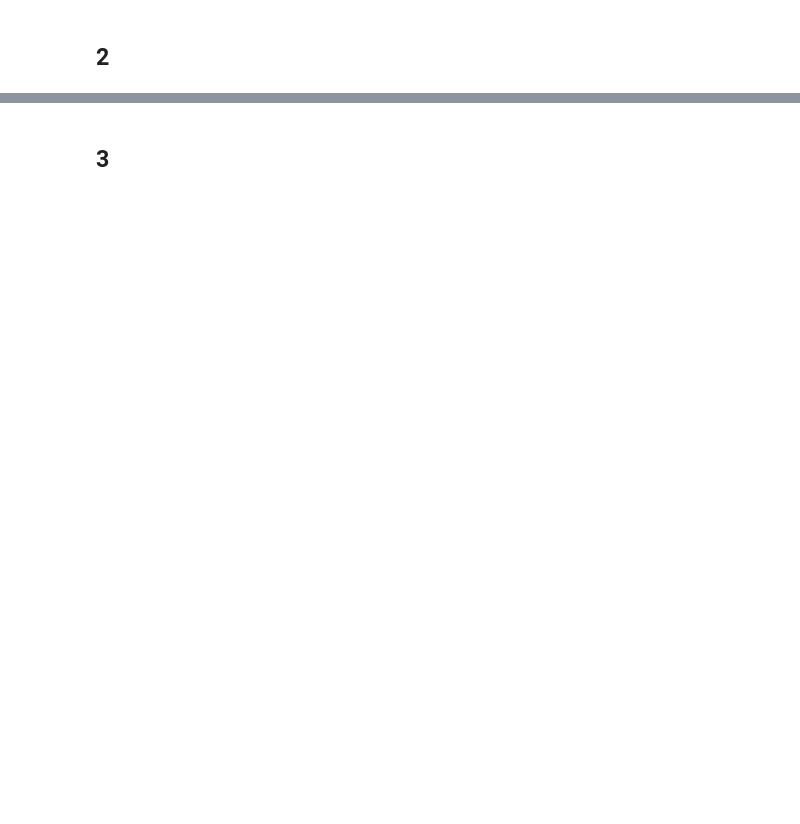
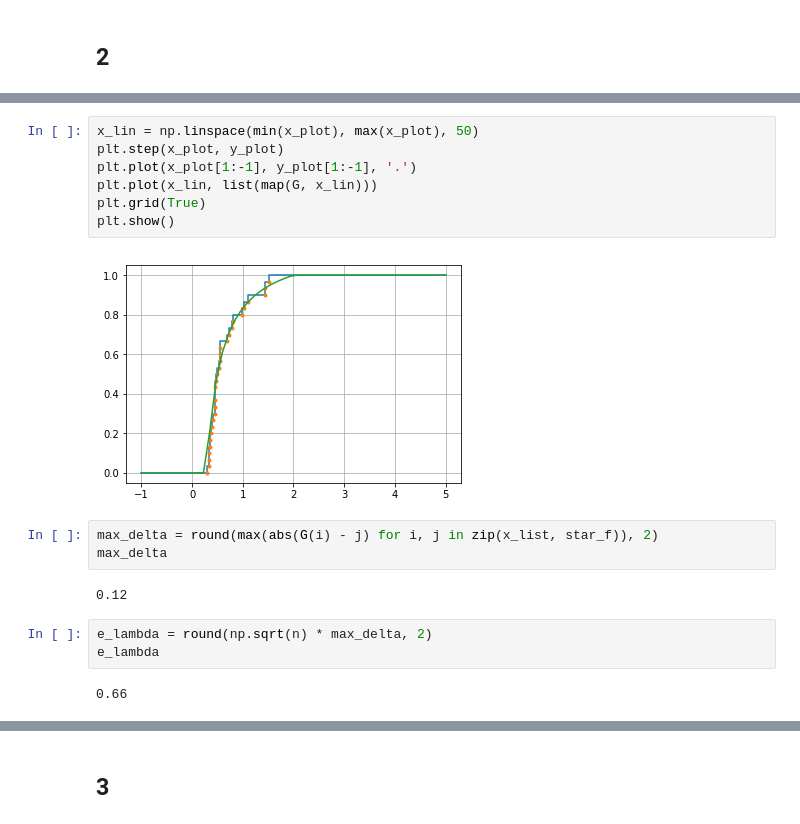
Before and after one commit to japanese-goblinn/labs, a Jupyter notebook: term4/TViMS/lab3.ipynb, the cells around one changed output, grey strips where cells are left out. Drawn from its saved outputs; the diff is of its cells as text; blank space fills up the shorter version.

```diff
--- a/term4/TViMS/lab3.ipynb
+++ b/term4/TViMS/lab3.ipynb
@@ -34,0 +188,19 @@ print(x_list)
+# %%
+x_lin = np.linspace(min(x_plot), max(x_plot), 50)
+plt.step(x_plot, y_plot)
+plt.plot(x_plot[1:-1], y_plot[1:-1], '.')
+plt.plot(x_lin, list(map(G, x_lin)))
+plt.grid(True)
+plt.show()
+# %% [output]
+[figure, added]
+# %%
+max_delta = round(max(abs(G(i) - j) for i, j in zip(x_list, star_f)), 2)
+max_delta
+# %% [output]
+0.12
+# %%
+e_lambda = round(np.sqrt(n) * max_delta, 2)
+e_lambda
+# %% [output]
+0.66
```
Also changed, not shown: parts of 30 cells of this notebook, 3 other files.
